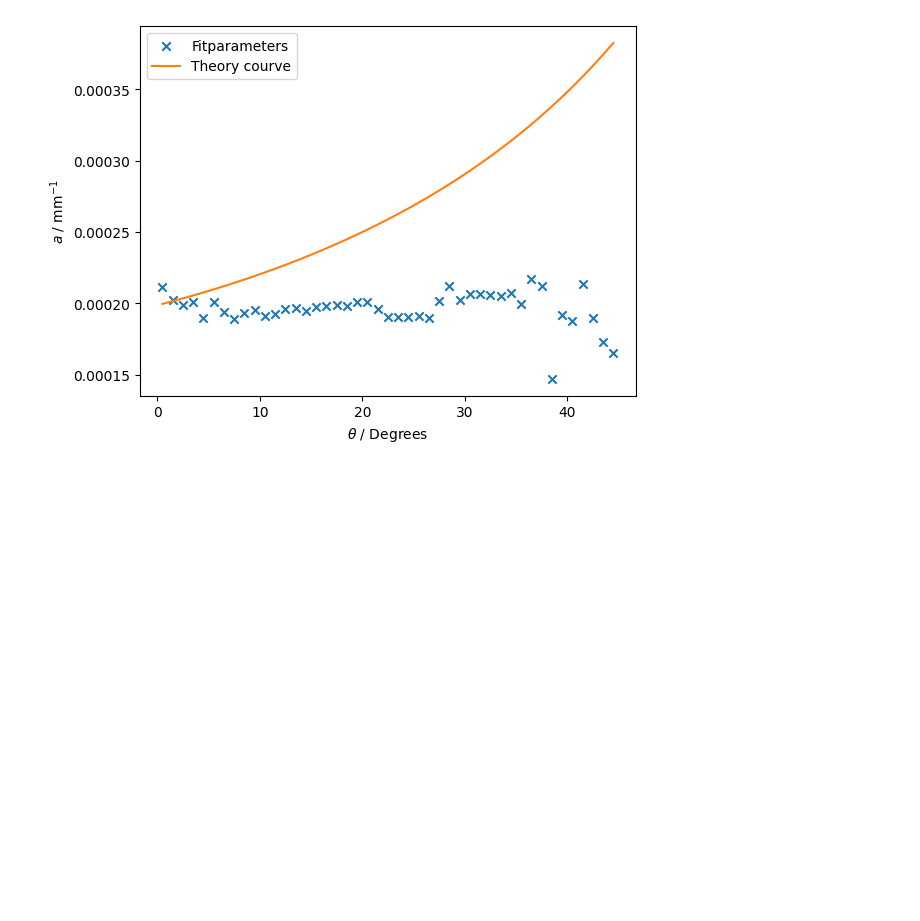
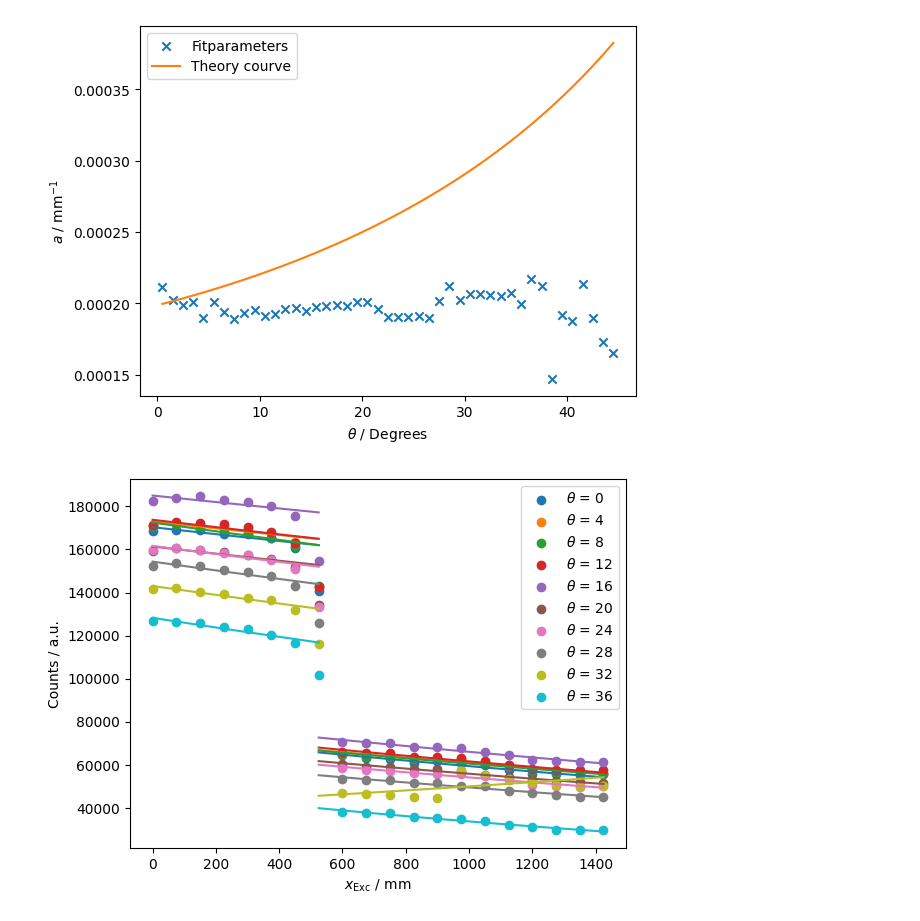
Before and after one commit to th3odor/TP_lab, a Jupyter notebook: reports/V_SciFi/aw.ipynb, the cells around one changed output. Cells and saved outputs as stored; diff of their text form; code cells hidden in the pictures; blank space fills up the shorter version.

```diff
--- a/reports/V_SciFi/aw.ipynb
+++ b/reports/V_SciFi/aw.ipynb
@@ -295,3 +260,14 @@ plt.ylabel(r'$a$ / $\mathrm{mm}^{-1}$')
 plt.legend();
 # %% [output]
 [figure]
+# %%
+inteDC = []
+inteC = []
+for i in range(11):
+    inteDC.append(pd.read_csv(f'data_local/TheoCanInte/DarkCounts_h={4*i}deg_v=0deg.txt', sep='\t'))
+
+for i in range(10):
+    inteC_=[]
+    for j in range(20):
+        inteC_.append((pd.read_csv(f'data_local/TheoCanInte/Attenuation_h={4*i}deg_v=0deg_x={j*75}mm.txt', sep='\t')-inteDC[i])['C1'].sum())
+    inteC.append(inteC_)
@@ -297,0 +285,32 @@ plt.legend();
+# %%
+color = ['tab:blue',
+ 'tab:orange',
+ 'tab:green',
+ 'tab:red',
+ 'tab:purple',
+ 'tab:brown',
+ 'tab:pink',
+ 'tab:gray',
+ 'tab:olive',
+ 'tab:cyan']
+# %%
+p1 = []
+c1 = []
+p2 = []
+c2 = []
+for i in range(10):
+
+    popt1, pcov1 = curve_fit(func, xdata=np.linspace(0,1425,20)[0:7], ydata=inteC[i][0:7], p0=(24000,2*10**-4))
+    p1.append(popt1)
+    c1.append(pcov1)
+    popt2, pcov2 = curve_fit(func, xdata=np.linspace(0,1425,20)[8:-1], ydata=inteC[i][8:-1], p0=(24000,2*10**-4))
+    p2.append(popt2)
+    c2.append(pcov2)
+    plt.scatter(np.linspace(0,1425,20), inteC[i], label=fr'$\theta$ = {i*4}',c=color[i])
+    plt.plot(np.linspace(0,7*75,40), func(np.linspace(0,7*75,40), *popt1),c=color[i])
+    plt.plot(np.linspace(7*75,1425,60), func(np.linspace(7*75,1425,60), *popt2),c=color[i])
+plt.xlabel(r'$x_\mathrm{Exc}$ / mm')
+plt.ylabel("Counts / a.u.")
+plt.legend();
+# %% [output]
+[figure, added]
```
Also changed, not shown: parts of 11 cells of this notebook.
